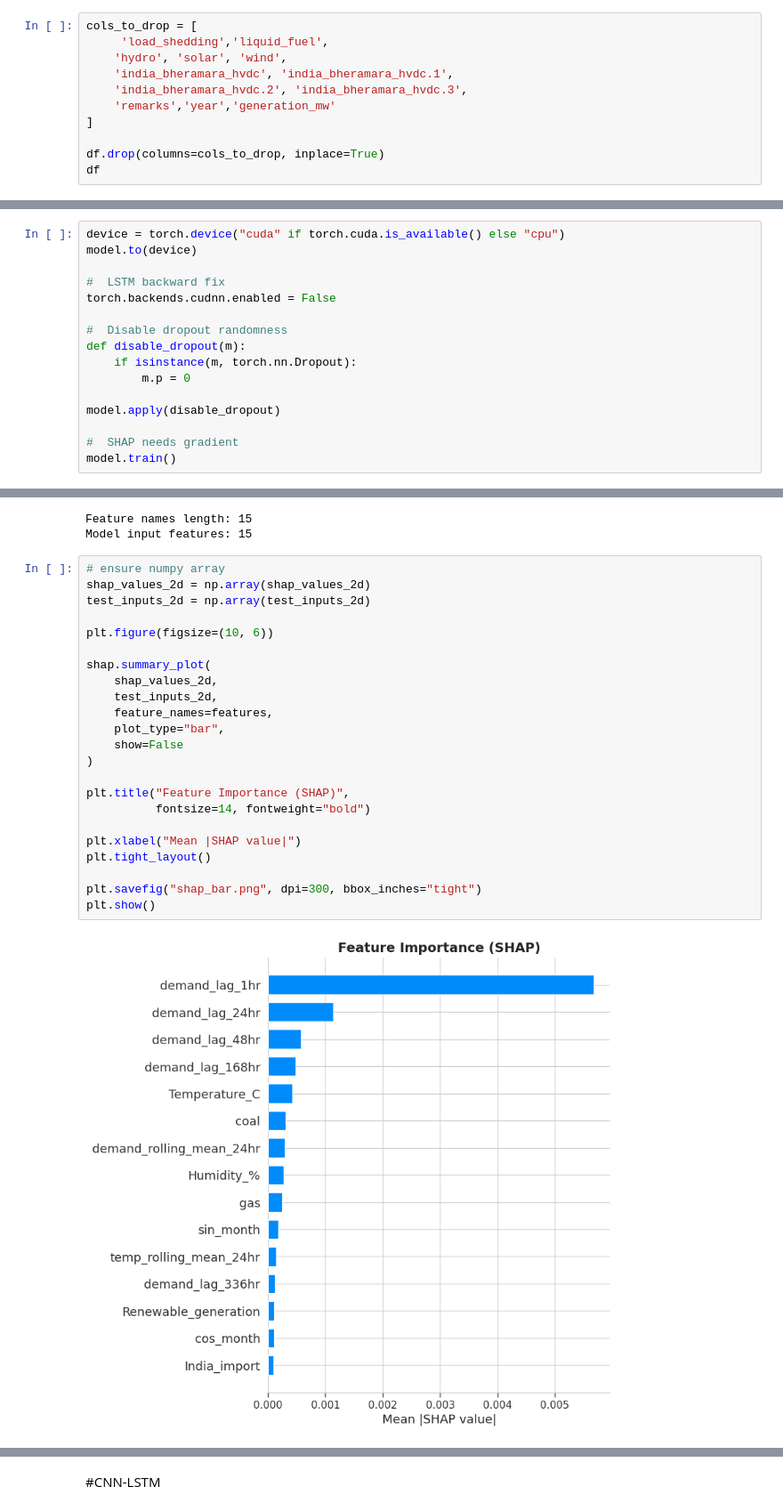
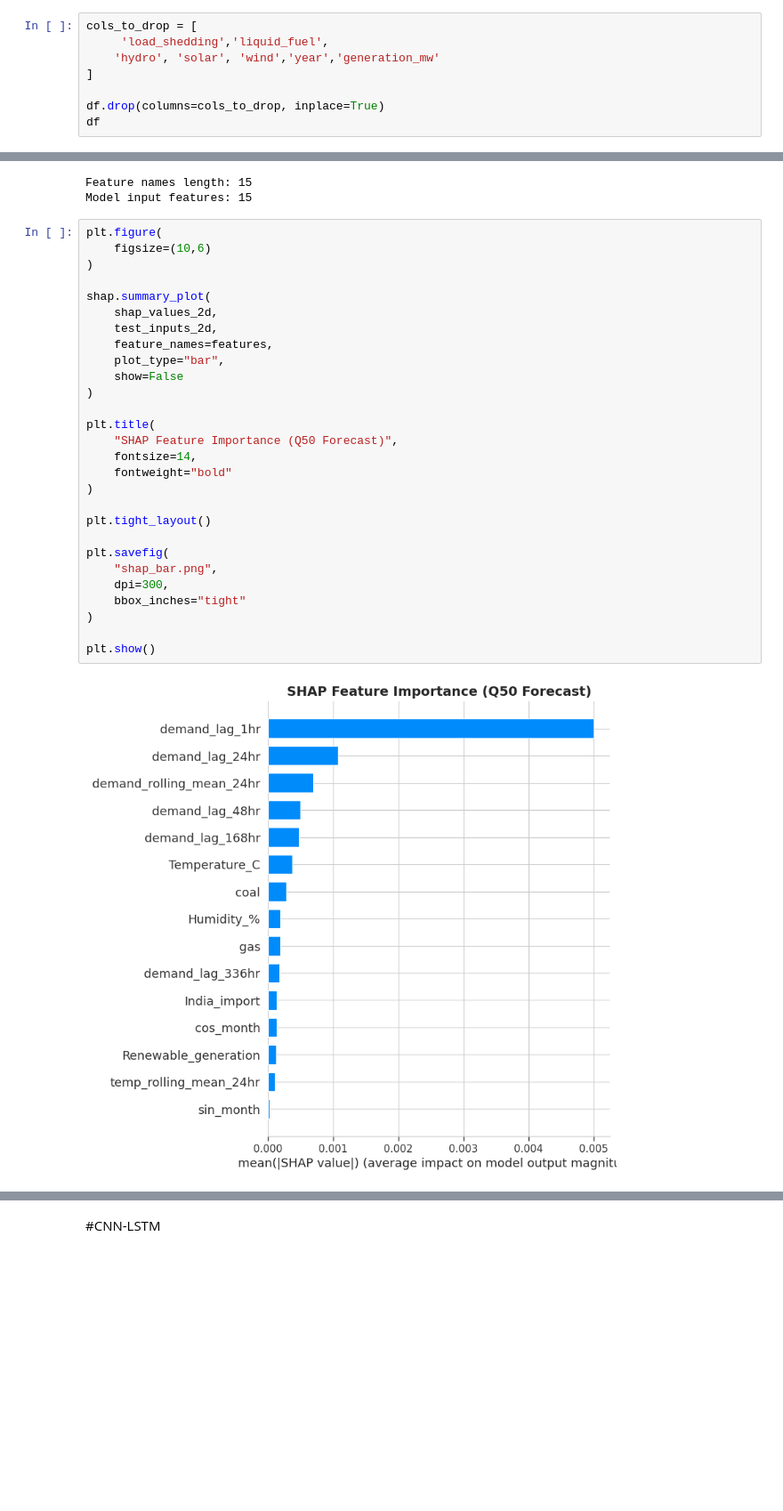
Before and after one commit to Joydas2003/Electrical-Load-Forcasting-Ml, a Jupyter notebook: Machine Learning Based short term Electrical Load Forcasting.ipynb, the cells around one changed output, grey strips where cells are left out. Shown at 89% size. Saved outputs shown, nothing was run; the diff lists cells and outputs as text; blank space fills up the shorter version.

```diff
--- a/Machine Learning Based short term Electrical Load Forcasting.ipynb
+++ b/Machine Learning Based short term Electrical Load Forcasting.ipynb
@@ -573,10 +594,7 @@ plt.close()
 # %%
 cols_to_drop = [
      'load_shedding','liquid_fuel',
-    'hydro', 'solar', 'wind',
-    'india_bheramara_hvdc', 'india_bheramara_hvdc.1',
-    'india_bheramara_hvdc.2', 'india_bheramara_hvdc.3',
-    'remarks','year','generation_mw'
+    'hydro', 'solar', 'wind','year','generation_mw'
 ]
 
 df.drop(columns=cols_to_drop, inplace=True)
@@ -1829,19 +2005,3 @@ Requirement already satisfied: threadpoolctl>=3.1.0 in /usr/local/lib/python3.12
 Requirement already satisfied: six>=1.5 in /usr/local/lib/python3.12/dist-packages (from python-dateutil>=2.8.2->pandas->shap) (1.17.0)
 # %%
 import shap
-# %%
-device = torch.device("cuda" if torch.cuda.is_available() else "cpu")
-model.to(device)
-
-#  LSTM backward fix
-torch.backends.cudnn.enabled = False
-
-#  Disable dropout randomness
-def disable_dropout(m):
-    if isinstance(m, torch.nn.Dropout):
-        m.p = 0
-
-model.apply(disable_dropout)
-
-#  SHAP needs gradient
-model.train()
@@ -1935,28 +2133,33 @@ print("Model input features:", x_test_w.shape[-1])
 Feature names length: 15
 Model input features: 15
 # %%
-# ensure numpy array
-shap_values_2d = np.array(shap_values_2d)
-test_inputs_2d = np.array(test_inputs_2d)
-
-plt.figure(figsize=(10, 6))
+plt.figure(
+    figsize=(10,6)
+)
 
 shap.summary_plot(
     shap_values_2d,
     test_inputs_2d,
     feature_names=features,
     plot_type="bar",
     show=False
 )
 
-plt.title("Feature Importance (SHAP)",
-          fontsize=14, fontweight="bold")
+plt.title(
+    "SHAP Feature Importance (Q50 Forecast)",
+    fontsize=14,
+    fontweight="bold"
+)
 
-plt.xlabel("Mean |SHAP value|")
 plt.tight_layout()
 
-plt.savefig("shap_bar.png", dpi=300, bbox_inches="tight")
+plt.savefig(
+    "shap_bar.png",
+    dpi=300,
+    bbox_inches="tight"
+)
+
 plt.show()
 # %% [output]
-[figure, old version]
+[figure, new version]
 # %%
```
Also changed, not shown: parts of 81 cells of this notebook.
